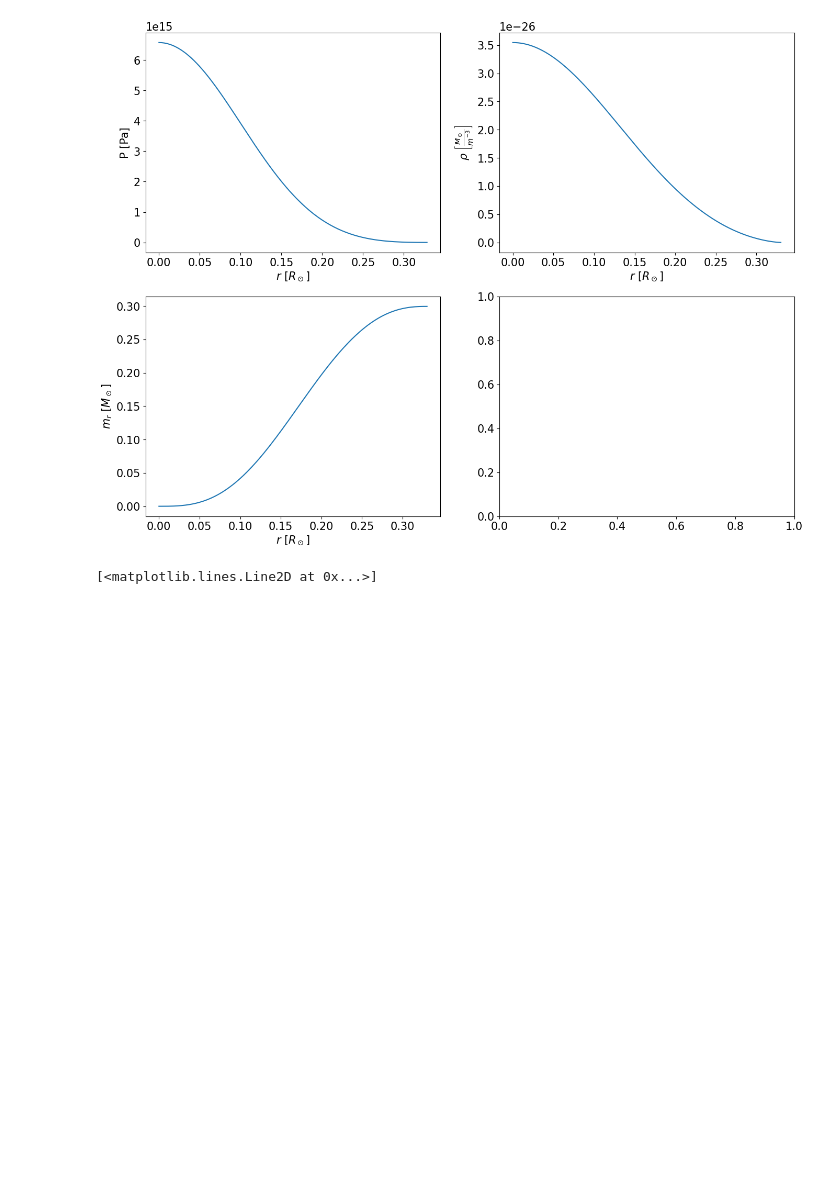
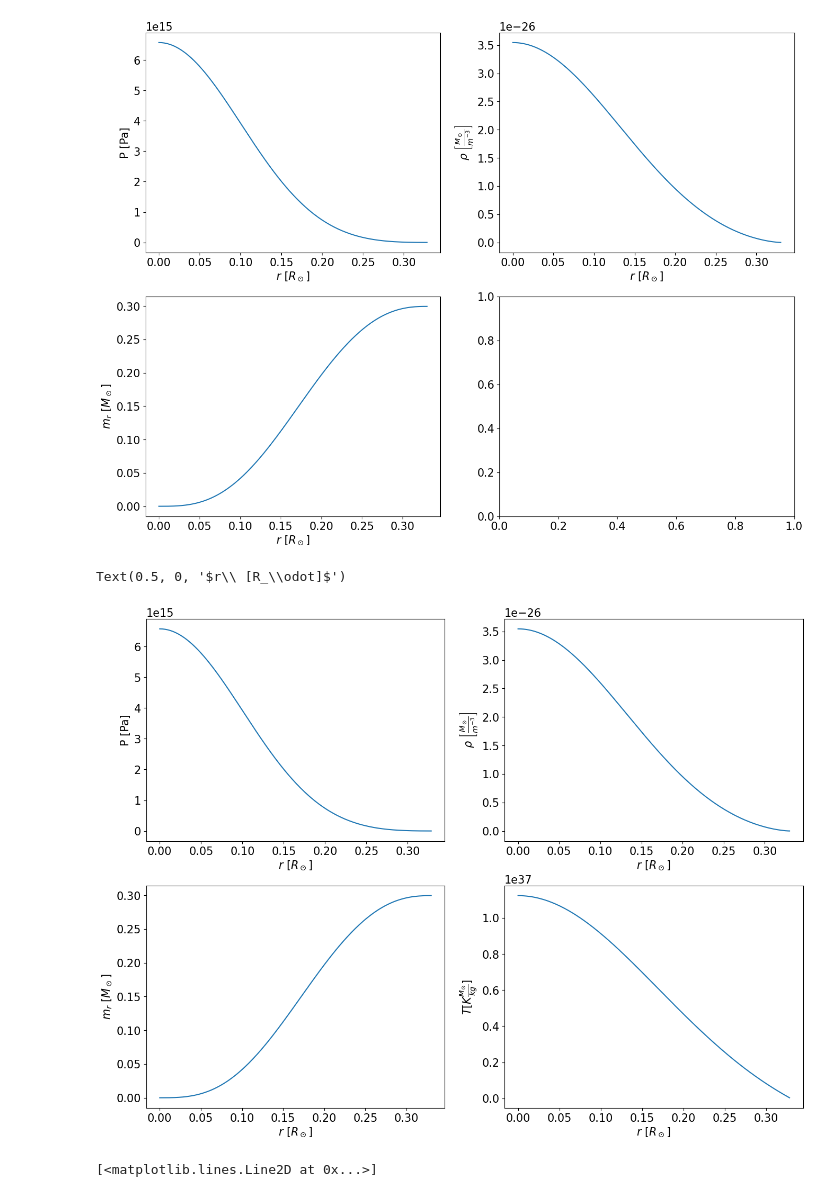
Before and after one commit to ThisisShoo/AST-320-bois, a Jupyter notebook: Simple star.ipynb, the cells around one changed output. Saved outputs shown, nothing was run; the diff lists cells and outputs as text; code cells hidden in the pictures; blank space fills up the shorter version.

```diff
--- a/Simple star.ipynb
+++ b/Simple star.ipynb
@@ -41,6 +29,29 @@ ax[1][0].set_xlabel(r'$r\ [R_\odot]$')
 2.7486451899623594e-23 J m2 solMass / kg(8/3)
 Text(0.5, 0, '$r\\ [R_\\odot]$')
 [figure]
+# %%
+# x_ideal = rho/(mu m_H) * kT/P
+# So T = x_ideal * mu * m_H * P / (rho * k)
+# Let x_ideal = 1
+T = mu * const.m_p * result1["p"] / (result1["rho"] * const.k_B)
+
+plt.rcParams.update({'font.size': 15})
+fig, ax = plt.subplots(2,2, figsize=(16,12))
+ax[0][0].plot(result1["r"], result1["p"])
+ax[0][0].set_xlabel(r'$r\ [R_\odot]$')
+ax[0][0].set_ylabel('P [Pa]')
+ax[0][1].plot(result1["r"], result1["rho"])
+ax[0][1].set_ylabel(r'$\rho\ \left[\frac{M_\odot}{m^{-3}}\right]$')
+ax[0][1].set_xlabel(r'$r\ [R_\odot]$')
+ax[1][0].plot(result1["r"], result1["mr"])
+ax[1][0].set_ylabel(r'$m_r\ [M_\odot]$')
+ax[1][0].set_xlabel(r'$r\ [R_\odot]$')
+ax[1][1].plot(result1["r"], T)
+ax[1][1].set_ylabel(r'$T [K\frac{M_{\odot}}{kg}]$')
+ax[1][1].set_xlabel(r'$r\ [R_\odot]$')
+# %% [output]
+Text(0.5, 0, '$r\\ [R_\\odot]$')
+[figure, added]
 # %%
 t = 16 * u.K
 mu = 1/(0.7 / 2 + 0.3 / 4)  # 70% molecular hydrogen, 30% Helium+heavier
```
Also changed, not shown: parts of 2 cells of this notebook.
